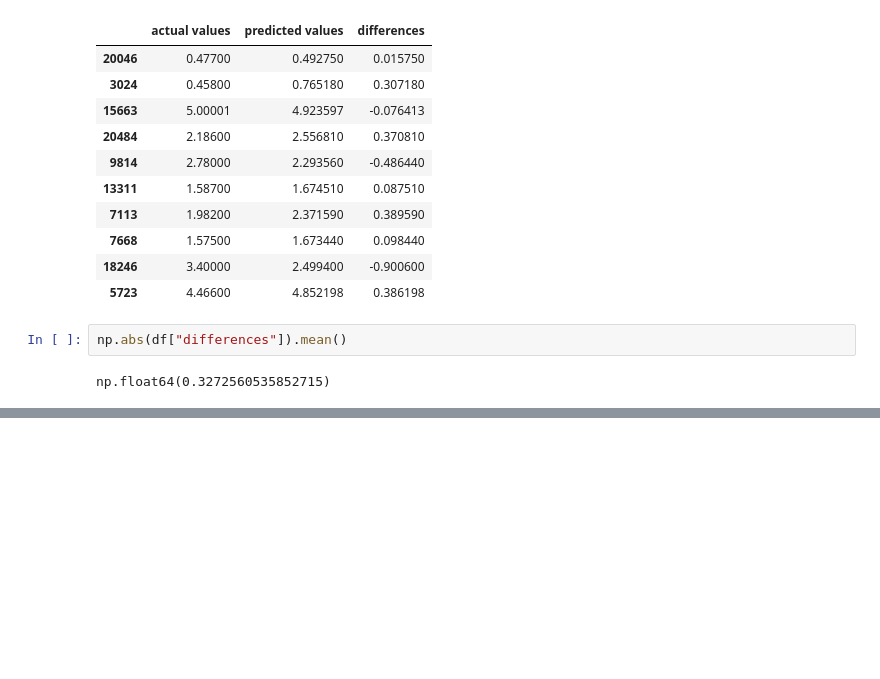
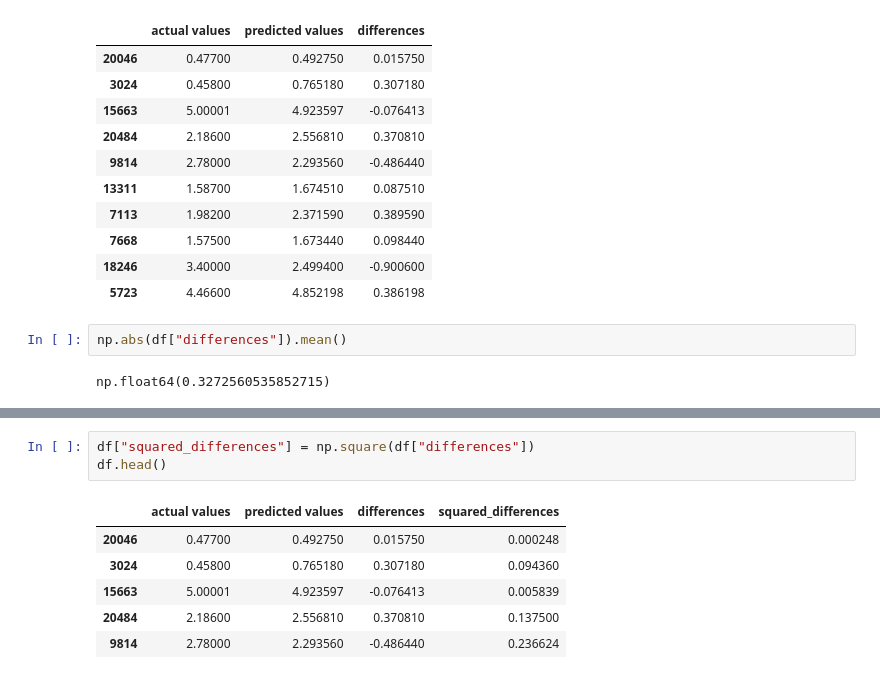
Before and after one commit to DITNO/AI-ML-Journey, a Jupyter notebook: ML/California_housing_regression_mode.ipynb, the cells around one changed output, grey strips where cells are left out. Saved outputs shown, nothing was run; the diff lists cells and outputs as text; blank space fills up the shorter version.

```diff
--- a/ML/California_housing_regression_mode.ipynb
+++ b/ML/California_housing_regression_mode.ipynb
@@ -211,0 +223,10 @@ np.float64(0.3272560535852715)
+# %%
+df["squared_differences"] = np.square(df["differences"])
+df.head()
+# %% [output]
+|  | actual values | predicted values | differences | squared_differences |
+| 20046 | 0.47700 | 0.492750 | 0.015750 | 0.000248 |
+| 3024 | 0.45800 | 0.765180 | 0.307180 | 0.094360 |
+| 15663 | 5.00001 | 4.923597 | -0.076413 | 0.005839 |
+| 20484 | 2.18600 | 2.556810 | 0.370810 | 0.137500 |
+| 9814 | 2.78000 | 2.293560 | -0.486440 | 0.236624 |
```
Also changed, not shown: parts of 2 cells of this notebook.
